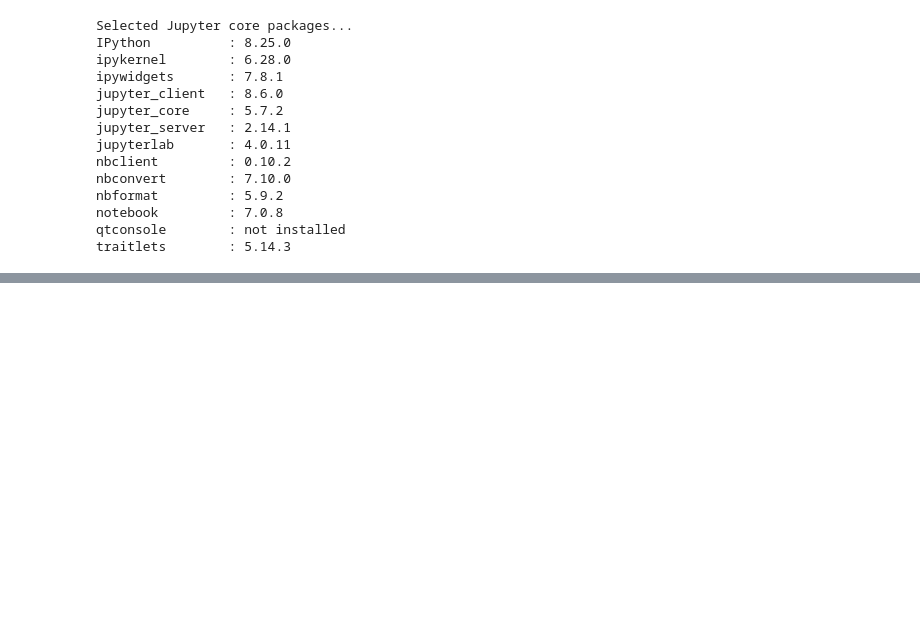
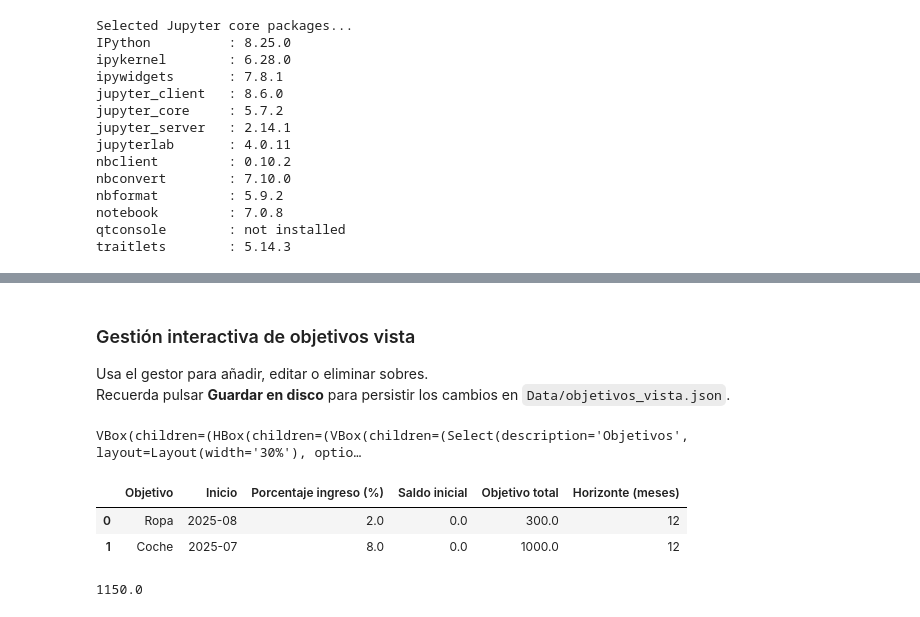
Before and after one commit to alexbaru2001/Gestiones, a Jupyter notebook: Personal_finanzas/gestiones.ipynb, the cells around one changed output, grey strips where cells are left out. Drawn from its saved outputs; the diff is of its cells as text; code cells hidden in the pictures; blank space fills up the shorter version.

```diff
--- a/Personal_finanzas/gestiones.ipynb
+++ b/Personal_finanzas/gestiones.ipynb
@@ -146,4 +238,22 @@ Cuenta: My Investor, Saldo: 10235.68
+# %% [markdown]
+### Gestión interactiva de objetivos vista
+
+Usa el gestor para añadir, editar o eliminar sobres.
+Recuerda pulsar **Guardar en disco** para persistir los cambios en `Data/objetivos_vista.json`.
+# %%
+gestor_objetivos = crear_widget_gestor_objetivos()
+gestor_objetivos
+# %% [output]
+VBox(children=(HBox(children=(VBox(children=(Select(description='Objetivos', layout=Layout(width='30%'), optio…
+# %%
+objetivos_config_df
+# %% [output]
+|  | Objetivo | Inicio | Porcentaje ingreso (%) | Saldo inicial | Objetivo total | Horizonte (meses) |
+| 0 | Ropa | 2025-08 | 2.0 | 0.0 | 300.0 | 12 |
+| 1 | Coche | 2025-07 | 8.0 | 0.0 | 1000.0 | 12 |
 # %%
-365.0+114.74+400.11+1150.0+18268.09 -21644.3
+21644.3-20494.30
+# %% [output]
+1150.0
 # %%
 resumen_global(presupuesto, "2025-09-30")
```
Also changed, not shown: parts of 10 cells of this notebook, 4 other files.
